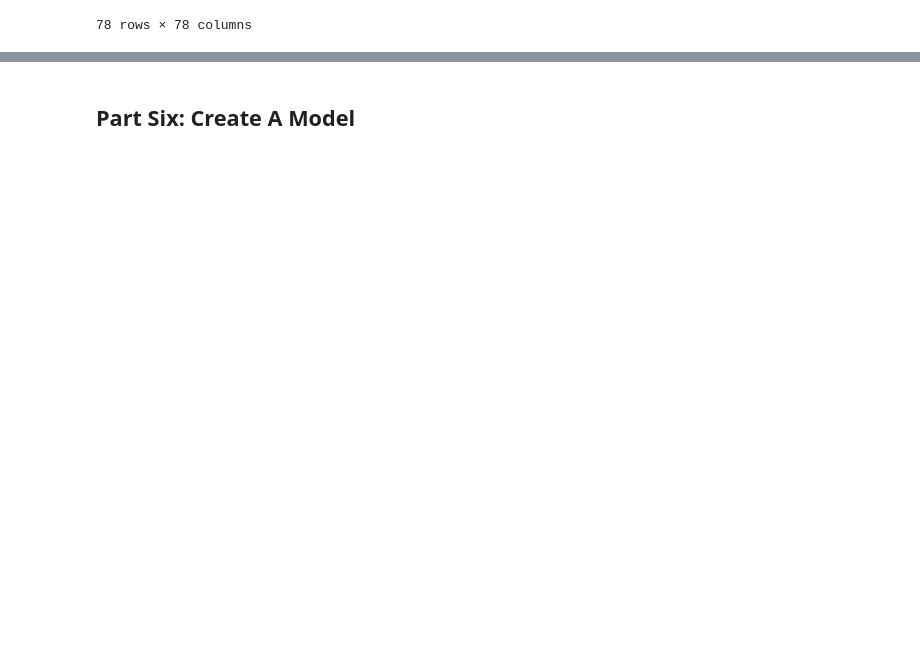
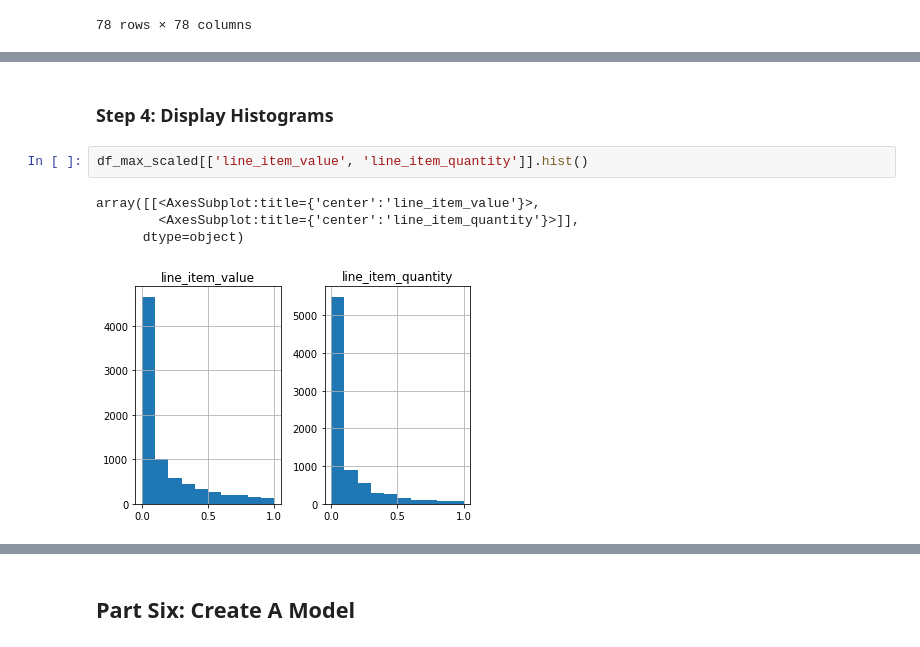
Before and after one commit to abbylloyd03/44688-Data-Analytics-Capstone, a Jupyter notebook: Lloyd-Capstone-v2.ipynb, the cells around one changed output, grey strips where cells are left out. Saved outputs shown, nothing was run; the diff lists cells and outputs as text; blank space fills up the shorter version.

```diff
--- a/Lloyd-Capstone-v2.ipynb
+++ b/Lloyd-Capstone-v2.ipynb
@@ -426,0 +452,9 @@ plt.show()
+# %% [markdown]
+### Step 4: Display Histograms
+# %%
+df_max_scaled[['line_item_value', 'line_item_quantity']].hist()
+# %% [output]
+array([[<AxesSubplot:title={'center':'line_item_value'}>,
+        <AxesSubplot:title={'center':'line_item_quantity'}>]],
+      dtype=object)
+[figure, added]
```
Also changed, not shown: parts of 32 cells of this notebook.
